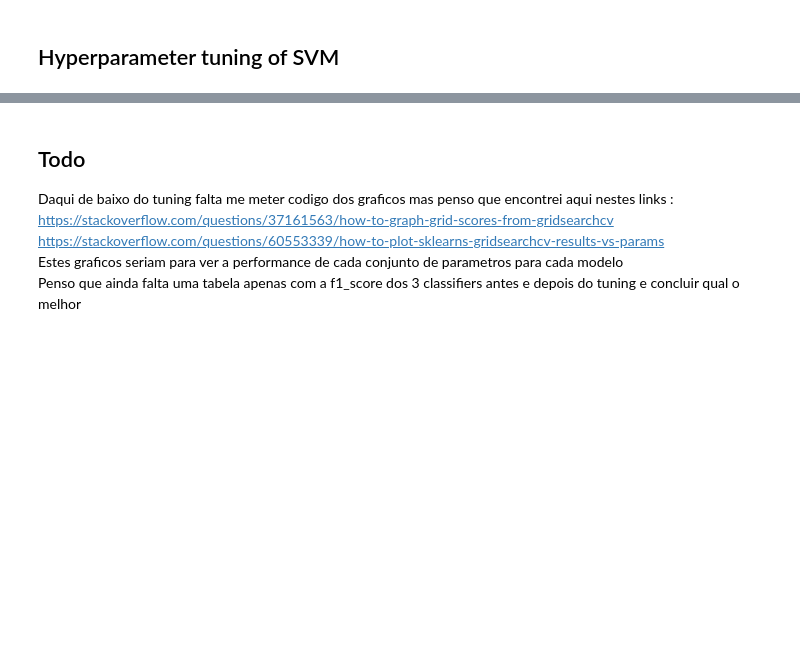
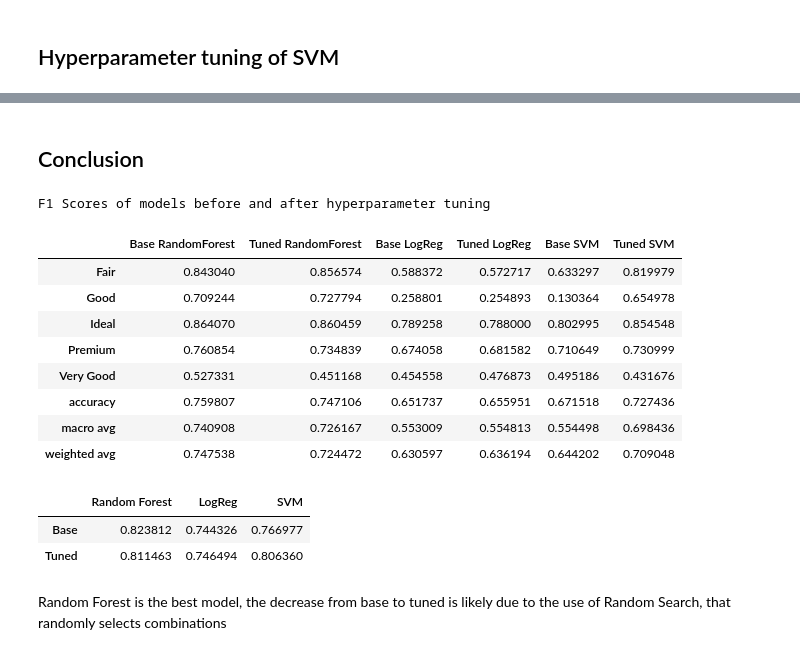
Before and after one commit to SrPhoenix/TAA_project1, a Jupyter notebook: Diamonds Project.ipynb, the cells around one changed output, grey strips where cells are left out. Drawn from its saved outputs; the diff is of its cells as text; code cells hidden in the pictures; blank space fills up the shorter version.

```diff
--- a/Diamonds Project.ipynb
+++ b/Diamonds Project.ipynb
@@ -583,3 +438,6 @@ weighted avg       0.64      0.65      0.63     17794
+# %%
+report_base_logReg = classification_report(y_test, y_pred_logReg, output_dict=True)
+report_base_logReg = pd.DataFrame(report_base_logReg).transpose()
 # %% [markdown]
 ## SVM Confusion Matrix and Precision, Recall and F1 scores
 # %%
@@ -612,3 +474,6 @@ weighted avg       0.66      0.67      0.64     17794
+# %%
+report_base_svm = classification_report(y_test, y_pred_svm, output_dict=True)
+report_base_svm = pd.DataFrame(report_base_svm).transpose()
 # %% [markdown]
 ## Hyperparameter tuning of Random Forest Classifier
 # %%
@@ -683,14 +607,13 @@ f1_score(y_test, y_preds, average="weighted", labels=["Ideal", "Premium"])
 # %% [markdown]
 ## Hyperparameter tuning of SVM
 # %%
-C = np.logspace(-4, 4, 50)
 kernel = ['rbf']
 param_grid = {
     "base__C": C,
     "base__kernel":kernel,
 }
 
-hrs = RandomizedSearchCV(
+hrs_svm = RandomizedSearchCV(
     estimator=svm_pipeline,
     param_distributions=param_grid,
     scoring=custom_f1,
@@ -699,10 +622,10 @@ hrs = RandomizedSearchCV(
     n_jobs=-1,
 )
 # Fit
-hrs.fit(X, y)
+_ = hrs_svm.fit(X, y)
 
 # Score
 
-best_estimator = hrs.best_estimator_
-y_preds = best_estimator.predict(X_test)
-f1_score(y_test, y_preds, average="weighted", labels=["Ideal", "Premium"])
+best_estimator_svm = hrs_svm.best_estimator_
+y_pred_svm = best_estimator_svm.predict(X_test)
+svm_tuned_f1Score = f1_score(y_test, y_pred_svm, average="weighted", labels=["Ideal", "Premium"])
@@ -783,0 +632,14 @@ Best score = 0.7147978135423694
+# %%
+best_score_svm = hrs_svm.best_score_
+report_svm = classification_report(y_test, y_pred_svm, output_dict=True)
+report_svm = pd.DataFrame(report_svm).transpose()
+
+print("Best score: " ,best_score_svm)
+print("\nBest estimator")
+print(hrs_svm.best_estimator_)
+print()
+print("Best params: ", hrs_svm.best_params_)
+print()
+print("Tuned F1-score", svm_tuned_f1Score)
+print()
+print(report_svm)
@@ -784,7 +664,39 @@ Best score = 0.7147978135423694
 # %% [markdown]
-## Todo
-Daqui de baixo do tuning falta me meter codigo dos graficos mas penso que encontrei aqui nestes links :
-https://stackoverflow.com/questions/37161563/how-to-graph-grid-scores-from-gridsearchcv
-https://stackoverflow.com/questions/60553339/how-to-plot-sklearns-gridsearchcv-results-vs-params
-Estes graficos seriam para ver a performance de cada conjunto de parametros para cada modelo
-Penso que ainda falta uma tabela apenas com a f1_score dos 3 classifiers antes e depois do tuning e concluir qual o melhor
+## Conclusion
+# %%
+f1_score_base_randomForest = report_base_randomForest.values[:,2]
+f1_score_base_logReg = report_base_logReg.values[:,2]
+f1_score_base_svm = report_base_svm.values[:,2]
+f1_score_tuned_randomForest = report_randomForest.values[:,2]
+f1_score_tuned_logReg = report_logReg.values[:,2]
+f1_score_tuned_svm = report_svm.values[:,2]
+
+dic = {'Base RandomForest':f1_score_base_randomForest,'Tuned RandomForest':f1_score_tuned_randomForest, 'Base LogReg':f1_score_base_logReg,'Tuned LogReg':f1_score_tuned_logReg,'Base SVM':f1_score_base_svm,'Tuned SVM':f1_score_tuned_svm}
+final_table = pd.DataFrame(dic, index=['Fair', 'Good', 'Ideal', 'Premium', 'Very Good', 'accuracy', 'macro avg', 'weighted avg'])
+print("F1 Scores of models before and after hyperparameter tuning")
+display(final_table)
+# %% [output]
+F1 Scores of models before and after hyperparameter tuning
+|  | Base RandomForest | Tuned RandomForest | Base LogReg | Tuned LogReg | Base SVM | Tuned SVM |
+| Fair | 0.843040 | 0.856574 | 0.588372 | 0.572717 | 0.633297 | 0.819979 |
+| Good | 0.709244 | 0.727794 | 0.258801 | 0.254893 | 0.130364 | 0.654978 |
+| Ideal | 0.864070 | 0.860459 | 0.789258 | 0.788000 | 0.802995 | 0.854548 |
+| Premium | 0.760854 | 0.734839 | 0.674058 | 0.681582 | 0.710649 | 0.730999 |
+| Very Good | 0.527331 | 0.451168 | 0.454558 | 0.476873 | 0.495186 | 0.431676 |
+| accuracy | 0.759807 | 0.747106 | 0.651737 | 0.655951 | 0.671518 | 0.727436 |
+| macro avg | 0.740908 | 0.726167 | 0.553009 | 0.554813 | 0.554498 | 0.698436 |
+| weighted avg | 0.747538 | 0.724472 | 0.630597 | 0.636194 | 0.644202 | 0.709048 |
+# %%
+rF = [randomForest_base_f1Score, randomForest_tuned_f1Score]
+lR = [logReg_base_f1Score, logReg_tuned_f1Score]
+sVM = [svm_base_f1Score, svm_tuned_f1Score]
+dic = {'Random Forest':rF, 'LogReg':lR, 'SVM':sVM}
+
+table = pd.DataFrame(dic, index=['Base', 'Tuned'])
+display(table)
+# %% [output]
+|  | Random Forest | LogReg | SVM |
+| Base | 0.823812 | 0.744326 | 0.766977 |
+| Tuned | 0.811463 | 0.746494 | 0.806360 |
+# %% [markdown]
+Random Forest is the best model, the decrease from base to tuned is likely due to the use of Random Search, that randomly selects combinations
```
Also changed, not shown: parts of 24 cells of this notebook.
